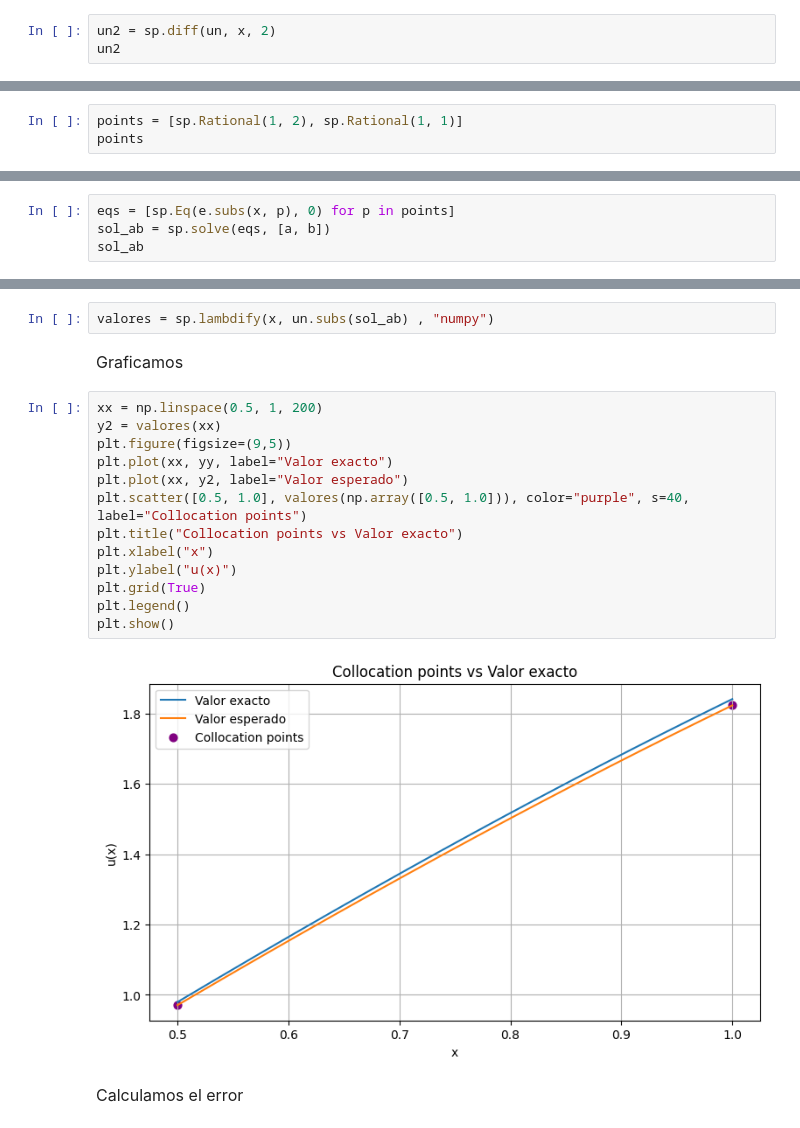
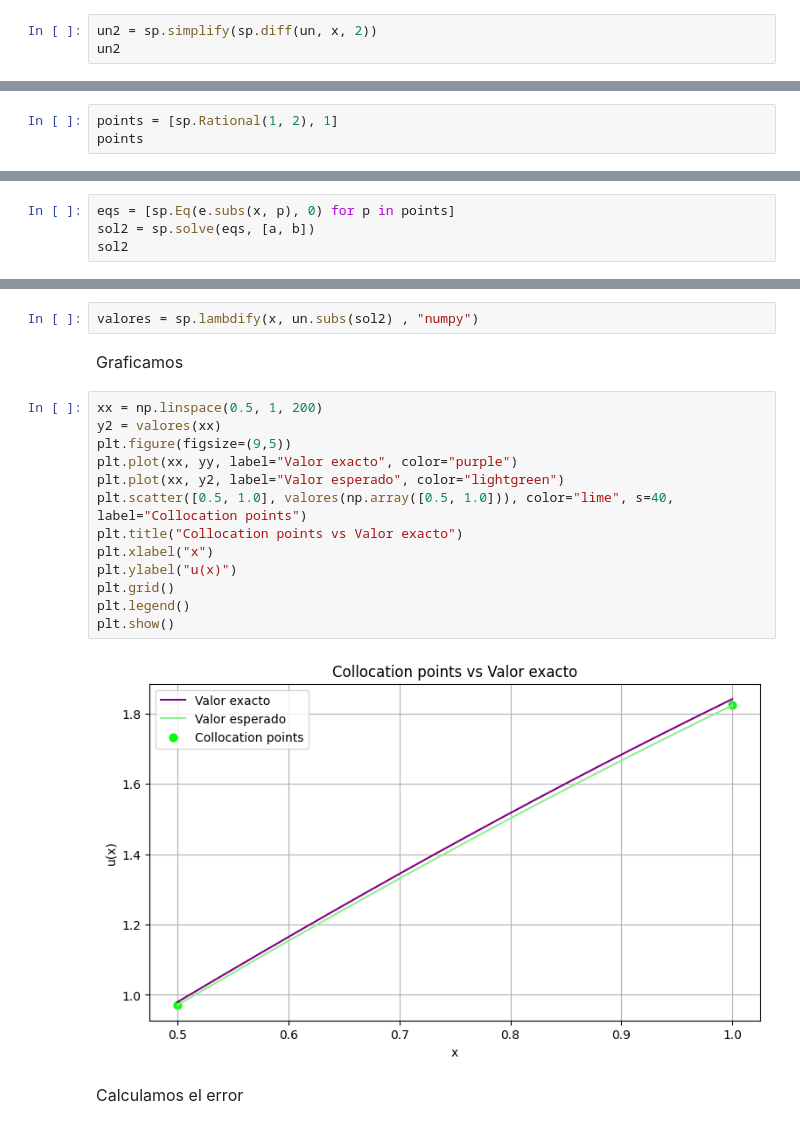
Before and after one commit to Lu1sV1rus/EDP, a Jupyter notebook: Método_de_Colocación.ipynb, the cells around one changed output, grey strips where cells are left out. Drawn from its saved outputs; the diff is of its cells as text.

```diff
--- a/Método_de_Colocación.ipynb
+++ b/Método_de_Colocación.ipynb
@@ -75,4 +75,4 @@ $\displaystyle a x^{2} + b x^{3} + 2 x$
 # %%
-un2 = sp.diff(un, x, 2)
+un2 = sp.simplify(sp.diff(un, x, 2))
 un2
 # %% [output]
@@ -87,7 +87,7 @@ $\displaystyle a x^{2} + 2 a + b x^{3} + 6 b x + x$
 # %% [markdown]
 <font size=3> Asignamos las restricciones
 # %%
-points = [sp.Rational(1, 2), sp.Rational(1, 1)]
+points = [sp.Rational(1, 2), 1]
 points
 # %% [output]
 [1/2, 1]
@@ -95,7 +95,7 @@ points
 <font size=3> Resolvemos
 # %%
 eqs = [sp.Eq(e.subs(x, p), 0) for p in points]
-sol_ab = sp.solve(eqs, [a, b])
-sol_ab
+sol2 = sp.solve(eqs, [a, b])
+sol2
 # %% [output]
 {a: -1/17, b: -2/17}
@@ -102,22 +118,22 @@ sol_ab
 # %%
-valores = sp.lambdify(x, un.subs(sol_ab) , "numpy")
+valores = sp.lambdify(x, un.subs(sol2) , "numpy")
 # %% [markdown]
 <font size=3> Graficamos
 # %%
 xx = np.linspace(0.5, 1, 200)
 y2 = valores(xx)
 plt.figure(figsize=(9,5))
-plt.plot(xx, yy, label="Valor exacto")
-plt.plot(xx, y2, label="Valor esperado")
-plt.scatter([0.5, 1.0], valores(np.array([0.5, 1.0])), color="purple", s=40, label="Collocation points")
+plt.plot(xx, yy, label="Valor exacto", color="purple")
+plt.plot(xx, y2, label="Valor esperado", color="lightgreen")
+plt.scatter([0.5, 1.0], valores(np.array([0.5, 1.0])), color="lime", s=40, label="Collocation points")
 plt.title("Collocation points vs Valor exacto")
 plt.xlabel("x")
 plt.ylabel("u(x)")
-plt.grid(True)
+plt.grid()
 plt.legend()
 plt.show()
 # %% [output]
-[figure, old version]
+[figure, new version]
 # %% [markdown]
 <font size=3> Calculamos el error
 # %%
```
Also changed, not shown: parts of 7 cells of this notebook.
